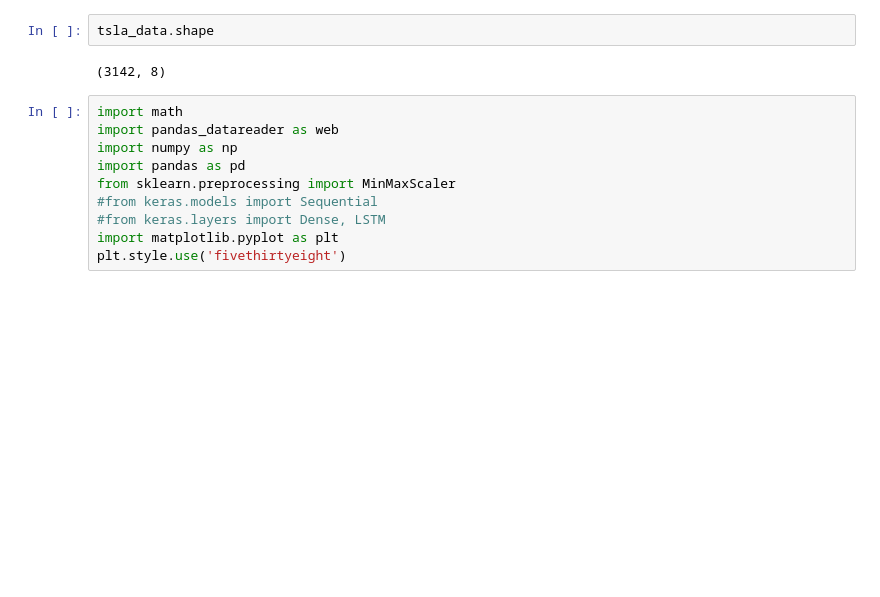
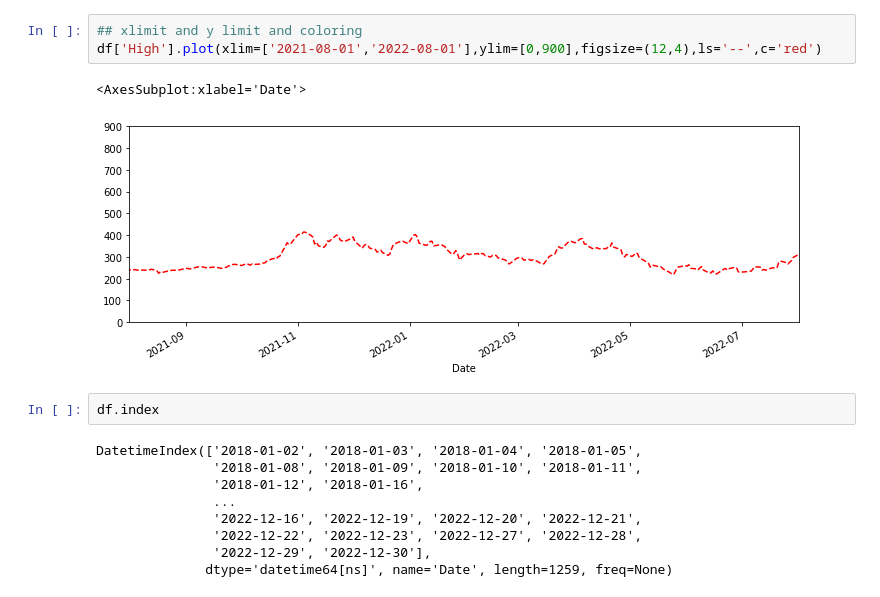
Before and after one commit to rupalichhtrola/Python_EDA, a Jupyter notebook: time series dataset-TSLA _EDA.ipynb, the cells around one changed output. Cells and saved outputs as stored; diff of their text form; blank space fills up the shorter version.

```diff
--- a/time series dataset-TSLA _EDA.ipynb
+++ b/time series dataset-TSLA _EDA.ipynb
@@ -118,15 +78,18 @@ tsla_data.head()
 # %%
-tsla_data.shape
+## xlimit and y limit and coloring
+df['High'].plot(xlim=['2021-08-01','2022-08-01'],ylim=[0,900],figsize=(12,4),ls='--',c='red')
 # %% [output]
-(3142, 8)
+<AxesSubplot:xlabel='Date'>
+[figure, added]
 # %%
-import math
-import pandas_datareader as web
-import numpy as np
-import pandas as pd
-from sklearn.preprocessing import MinMaxScaler
-#from keras.models import Sequential
-#from keras.layers import Dense, LSTM
-import matplotlib.pyplot as plt
-plt.style.use('fivethirtyeight')
+df.index
+# %% [output]
+DatetimeIndex(['2018-01-02', '2018-01-03', '2018-01-04', '2018-01-05',
+               '2018-01-08', '2018-01-09', '2018-01-10', '2018-01-11',
+               '2018-01-12', '2018-01-16',
+               ...
+               '2022-12-16', '2022-12-19', '2022-12-20', '2022-12-21',
+               '2022-12-22', '2022-12-23', '2022-12-27', '2022-12-28',
+               '2022-12-29', '2022-12-30'],
+              dtype='datetime64[ns]', name='Date', length=1259, freq=None)
 # %%
```
Also changed, not shown: parts of 53 cells of this notebook.
